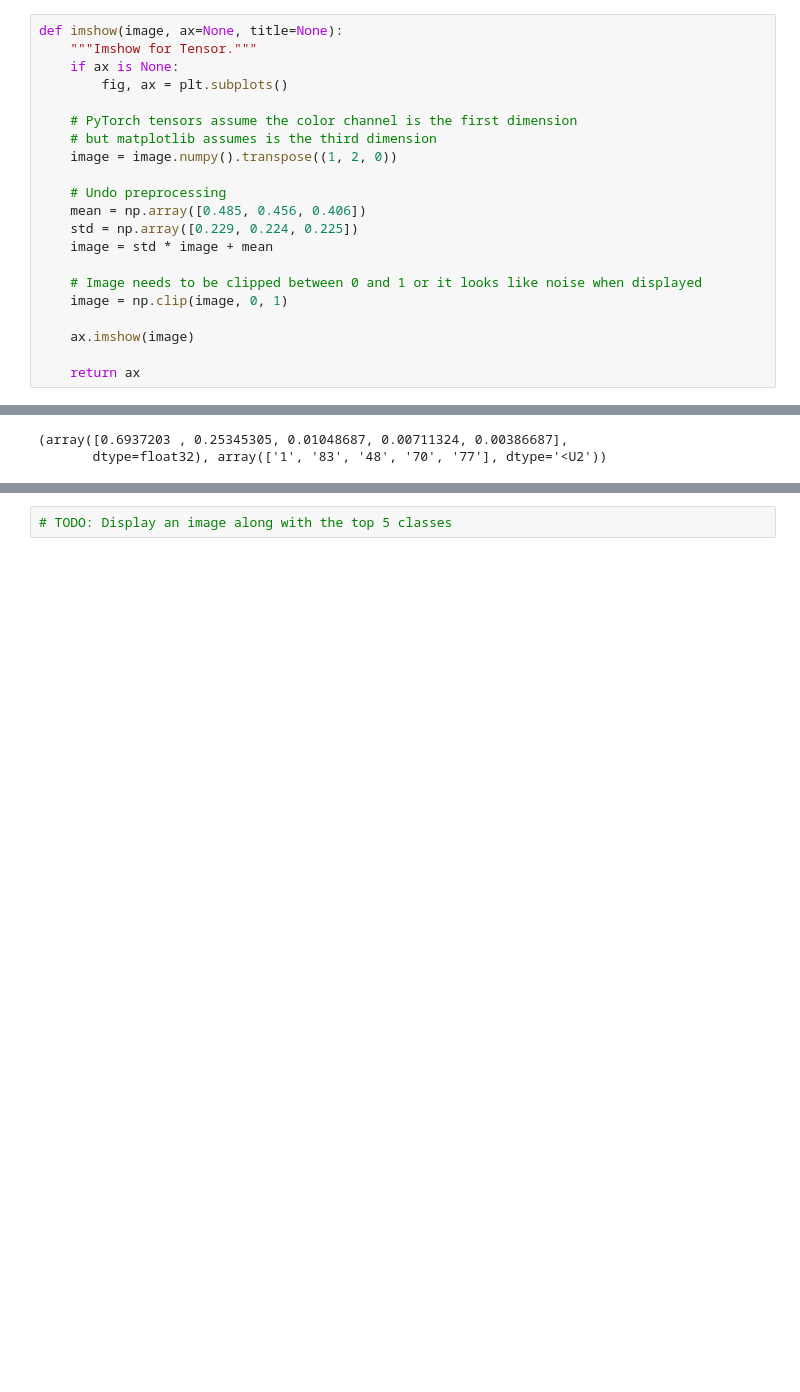
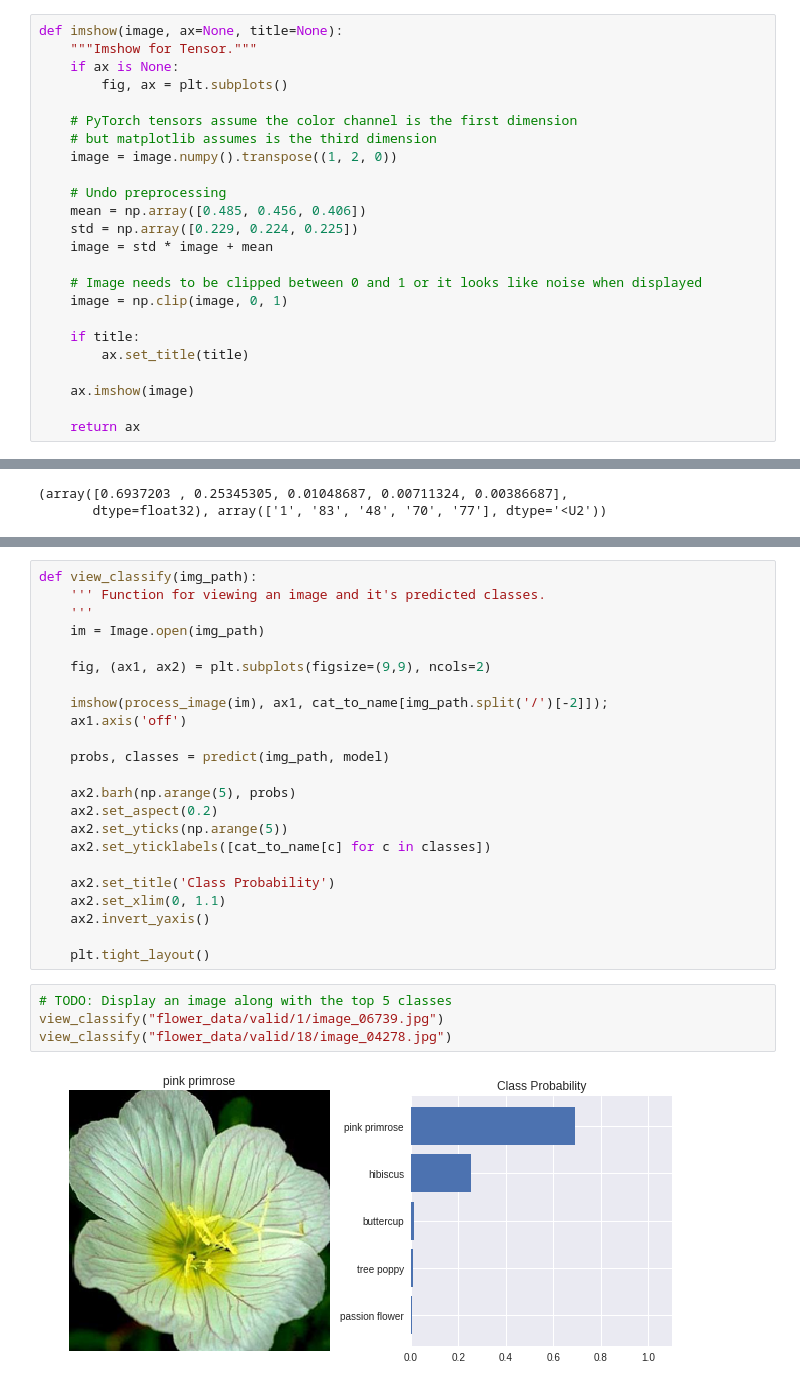
Before and after one commit to joaopamaral/pytorch_challenge, a Jupyter notebook: Image Classifier Project.ipynb, the cells around one changed output, grey strips where cells are left out. Cells and saved outputs as stored; diff of their text form; blank space fills up the shorter version.

```diff
--- a/Image Classifier Project.ipynb
+++ b/Image Classifier Project.ipynb
@@ -422,6 +420,9 @@ def imshow(image, ax=None, title=None):
     # Image needs to be clipped between 0 and 1 or it looks like noise when displayed
     image = np.clip(image, 0, 1)
 
+    if title:
+        ax.set_title(title)
+
     ax.imshow(image)
 
     return ax
@@ -476,5 +477,32 @@ Now that you can use a trained model for predictions, check to make sure it make
 <img src='https://github.com/joaopamaral/pytorch_challenge/blob/master/assets/inference_example.png?raw=1' width=300px>
 
 You can convert from the class integer encoding to actual flower names with the `cat_to_name.json` file (should have been loaded earlier in the notebook). To show a PyTorch tensor as an image, use the `imshow` function defined above.
+# %%
+def view_classify(img_path):
+    ''' Function for viewing an image and it's predicted classes.
+    '''
+    im = Image.open(img_path)
+
+    fig, (ax1, ax2) = plt.subplots(figsize=(9,9), ncols=2)
+
+    imshow(process_image(im), ax1, cat_to_name[img_path.split('/')[-2]]);
+    ax1.axis('off')
+
+    probs, classes = predict(img_path, model)
+
+    ax2.barh(np.arange(5), probs)
+    ax2.set_aspect(0.2)
+    ax2.set_yticks(np.arange(5))
+    ax2.set_yticklabels([cat_to_name[c] for c in classes])
+
+    ax2.set_title('Class Probability')
+    ax2.set_xlim(0, 1.1)
+    ax2.invert_yaxis()
+
+    plt.tight_layout()
 # %%
 # TODO: Display an image along with the top 5 classes
+view_classify("flower_data/valid/1/image_06739.jpg")
+view_classify("flower_data/valid/18/image_04278.jpg")
+# %% [output]
+[figure, added]
```
Also changed, not shown: parts of 5 cells of this notebook.
